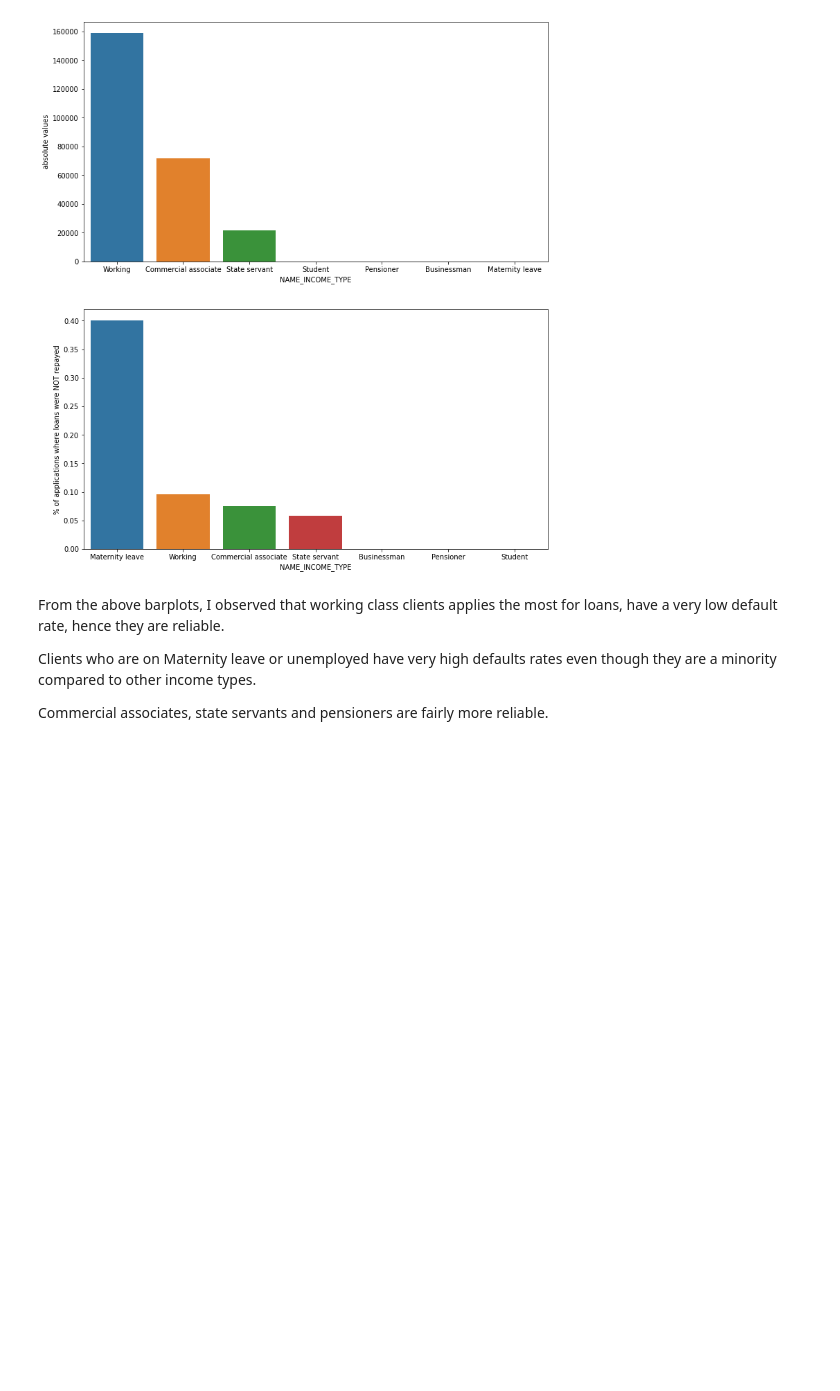
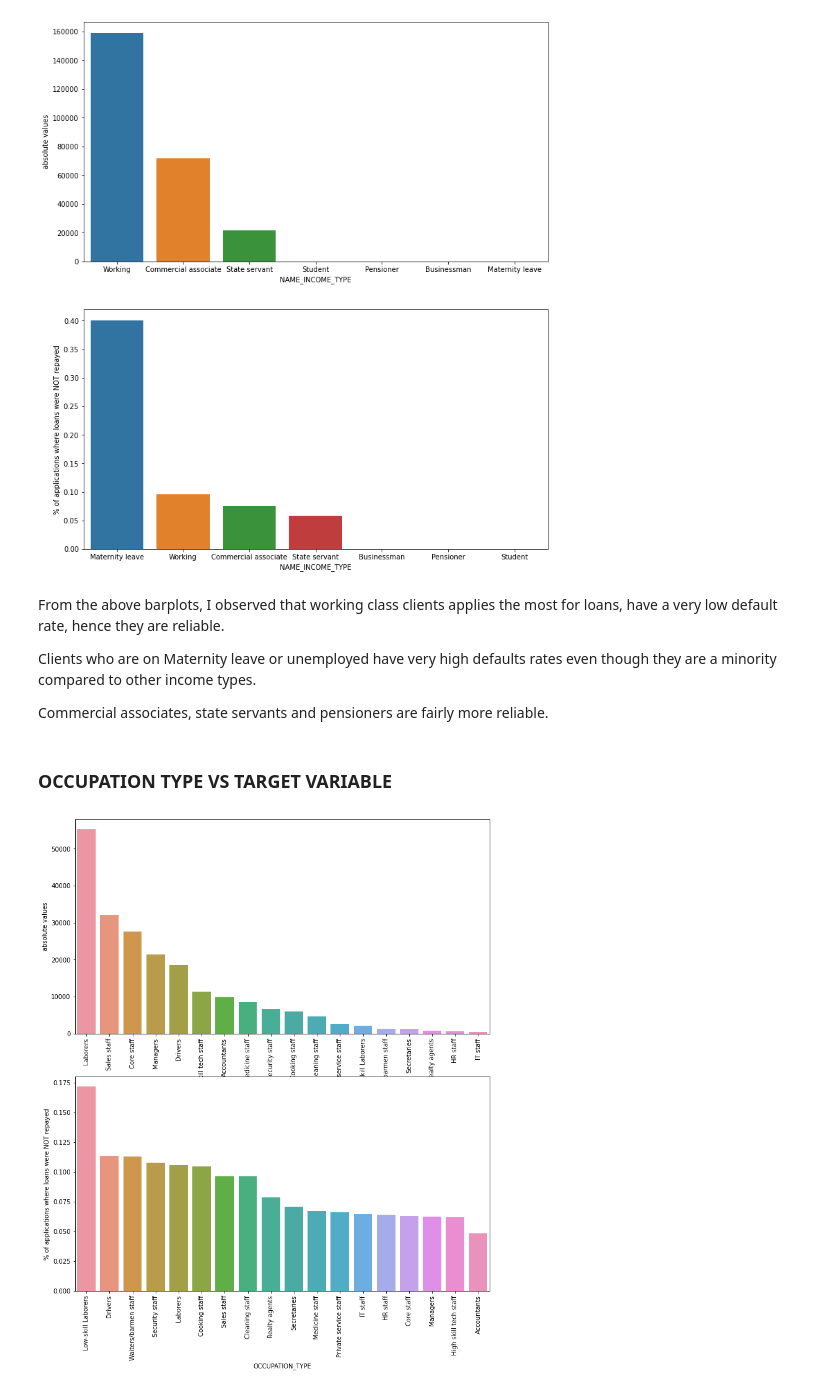
Before and after one commit to nikhilmamidipaka/Bank-Loan-Prediction-Dataset, a Jupyter notebook: Bank_Loan_Prediction_.ipynb, the cells around one changed output. Drawn from its saved outputs; the diff is of its cells as text; code cells hidden in the pictures; blank space fills up the shorter version.

```diff
--- a/Bank_Loan_Prediction_.ipynb
+++ b/Bank_Loan_Prediction_.ipynb
@@ -453,3 +453,9 @@ From the above barplots, I observed that working class clients applies the most
 Clients who are on Maternity leave or unemployed have very high defaults rates even though they are a minority compared to other income types.
 
 Commercial associates, state servants and pensioners are fairly more reliable.
+# %% [markdown]
+### OCCUPATION TYPE VS TARGET VARIABLE
+# %%
+plot_features('OCCUPATION_TYPE', True, False)
+# %% [output]
+[figure, added]
```
Also changed, not shown: parts of 15 cells of this notebook.
